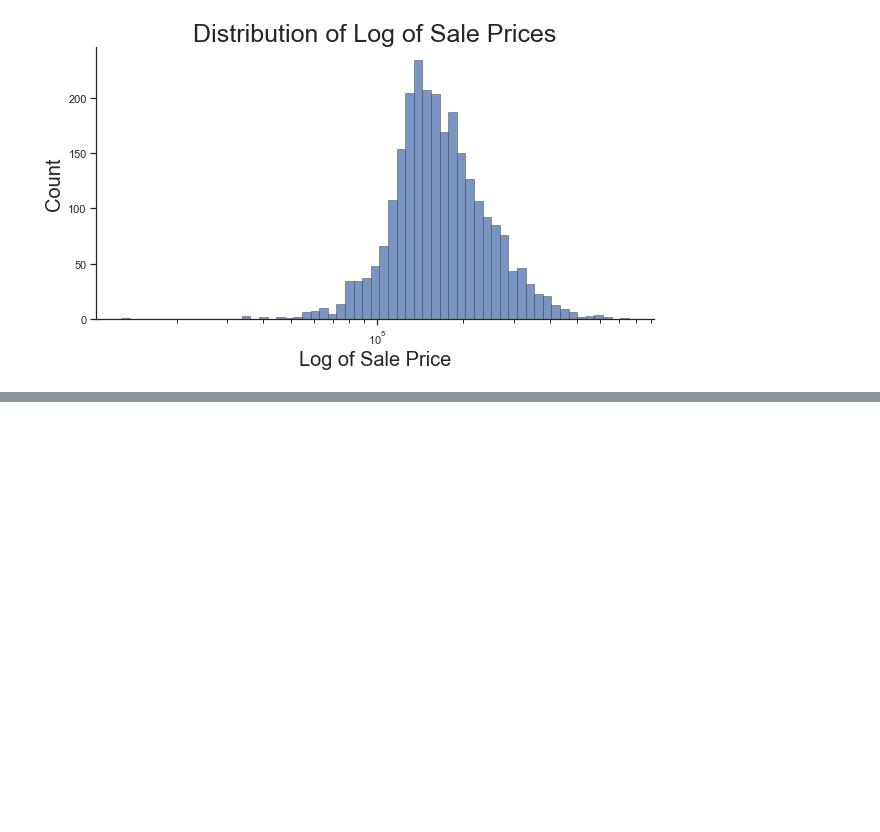
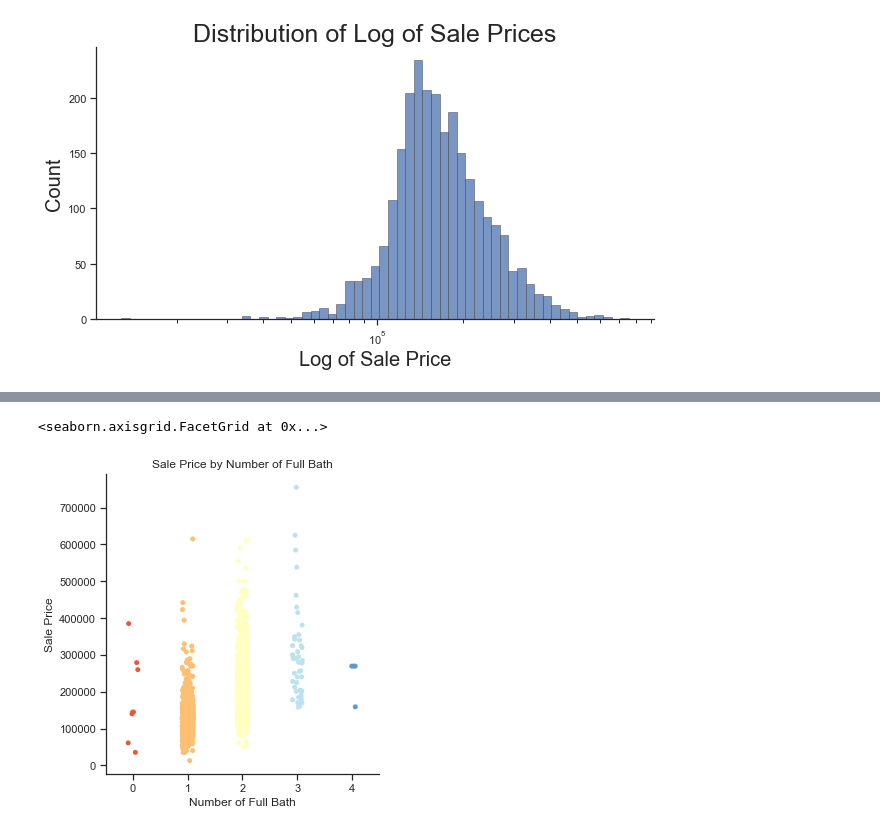
Before and after one commit to mobrien829/ames-ml-project, a Jupyter notebook: Tam's Folder/Ames Project-EDA.ipynb, the cells around one changed output, grey strips where cells are left out. Cells and saved outputs as stored; diff of their text form; code cells hidden in the pictures; blank space fills up the shorter version.

```diff
--- a/Tam's Folder/Ames Project-EDA.ipynb
+++ b/Tam's Folder/Ames Project-EDA.ipynb
@@ -225,0 +216,10 @@ plt.xticks(rotation=90)
+# %%
+from matplotlib import rcParams
+
+g1 = sns.catplot(data=housing, x="FullBath", y="SalePrice", palette="RdYlBu")
+#g1.set(rc={"figure.figsize":(10, 5)})
+g1.set(xlabel ="Number of Full Bath", ylabel = "Sale Price", title ='Sale Price by Number of Full Bath')
+#rcParams['figure.figsize'] = 10,5
+# %% [output]
+<seaborn.axisgrid.FacetGrid at 0x...>
+[figure, added]
```
Also changed, not shown: parts of 16 cells of this notebook, 2 other files.
